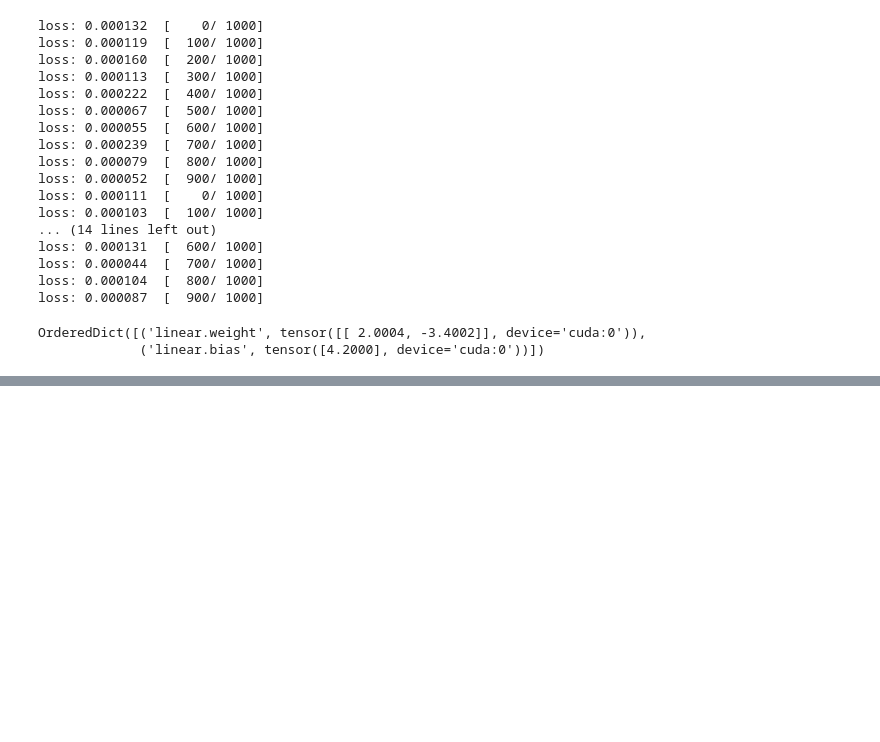
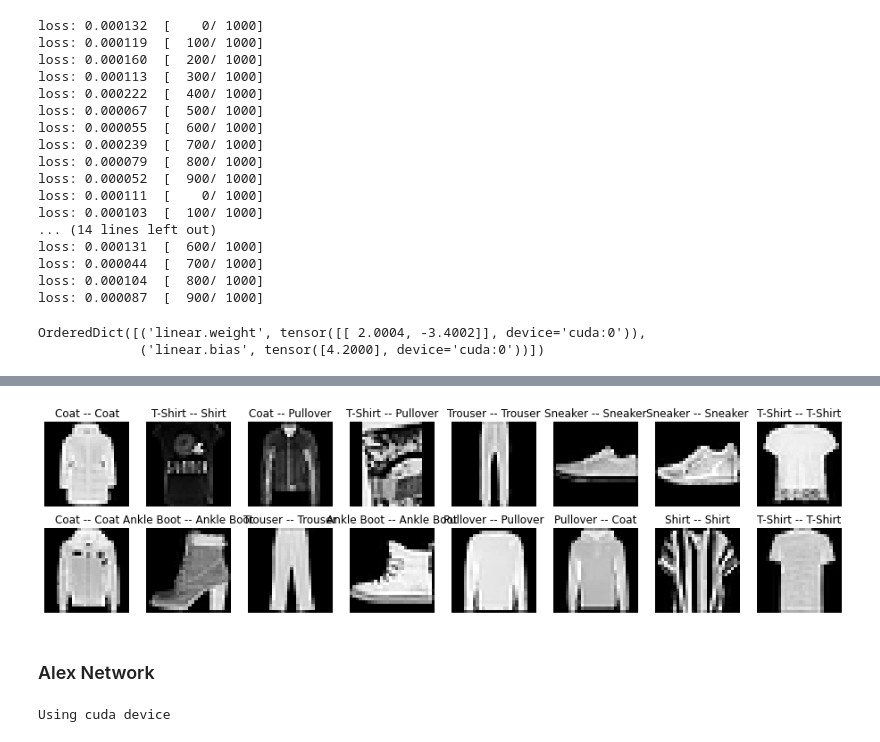
Before and after one commit to yiwenxue/ml, a Jupyter notebook: diveinto-DL.ipynb, the cells around one changed output, grey strips where cells are left out. Cells and saved outputs as stored; diff of their text form; code cells hidden in the pictures; blank space fills up the shorter version.

```diff
--- a/diveinto-DL.ipynb
+++ b/diveinto-DL.ipynb
@@ -181,0 +425,3 @@ OrderedDict([('linear.weight', tensor([[ 2.0004, -3.4002]], device='cuda:0')),
+# %%
+feature, label = training_data[0]
+print(feature.shape, label)
@@ -181,0 +557,53 @@ OrderedDict([('linear.weight', tensor([[ 2.0004, -3.4002]], device='cuda:0')),
+# %%
+labels_map = {
+    0: "T-Shirt",
+    1: "Trouser",
+    2: "Pullover",
+    3: "Dress",
+    4: "Coat",
+    5: "Sandal",
+    6: "Shirt",
+    7: "Sneaker",
+    8: "Bag",
+    9: "Ankle Boot",
+}
+
+cols, rows = 8, 2
+figure = plt.figure(figsize=(cols*2, rows*2))
+
+model.eval()
+with torch.no_grad():
+    for i in range(1, cols * rows + 1):
+        sample_idx = torch.randint(len(test_data), size=(1,)).item()
+        img, label = test_data[sample_idx]
+        pred = model(torch.unsqueeze(img, dim=0))
+        predict_label = pred[0].argmax(0).cpu().item()
+        figure.add_subplot(rows, cols, i)
+        plt.title(f'{labels_map[label]} -- {labels_map[predict_label]}')
+        plt.axis("off")
+        plt.imshow(img.squeeze(), cmap='gray')
+    plt.show()
+# %% [output]
+[figure, added]
+# %% [markdown]
+### Alex Network
+# %%
+import torch
+import torchvision
+
+from torch import nn
+from torch import optim
+from torch.utils.data import DataLoader
+import numpy as np
+
+from torchvision import datasets
+from torchvision.transforms import Resize, ToTensor, Lambda, Compose
+
+import matplotlib.pyplot as plt
+import time
+import sys
+
+device = "cuda" if torch.cuda.is_available() else "cpu"
+print("Using {} device".format(device))
+# %% [output]
+Using cuda device
```
Also changed, not shown: parts of 42 cells of this notebook.
